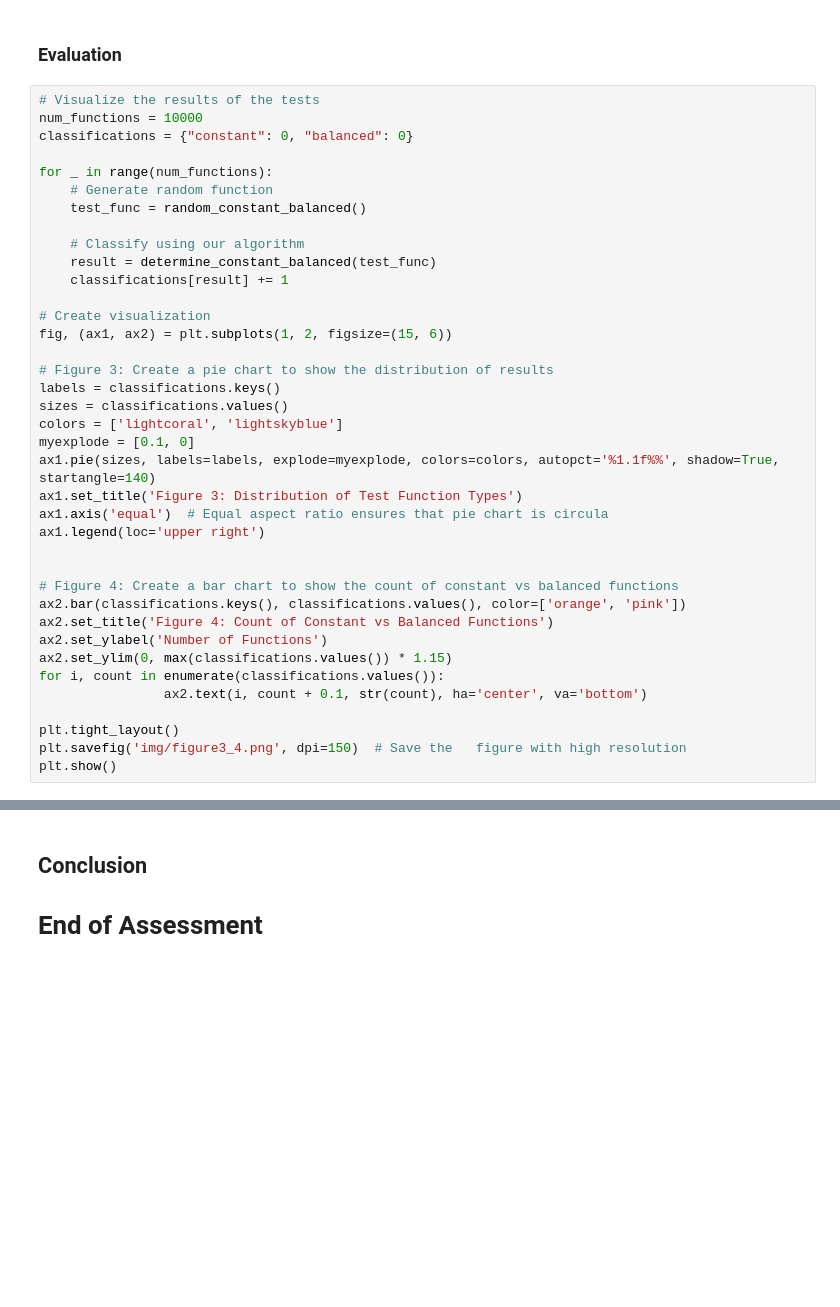
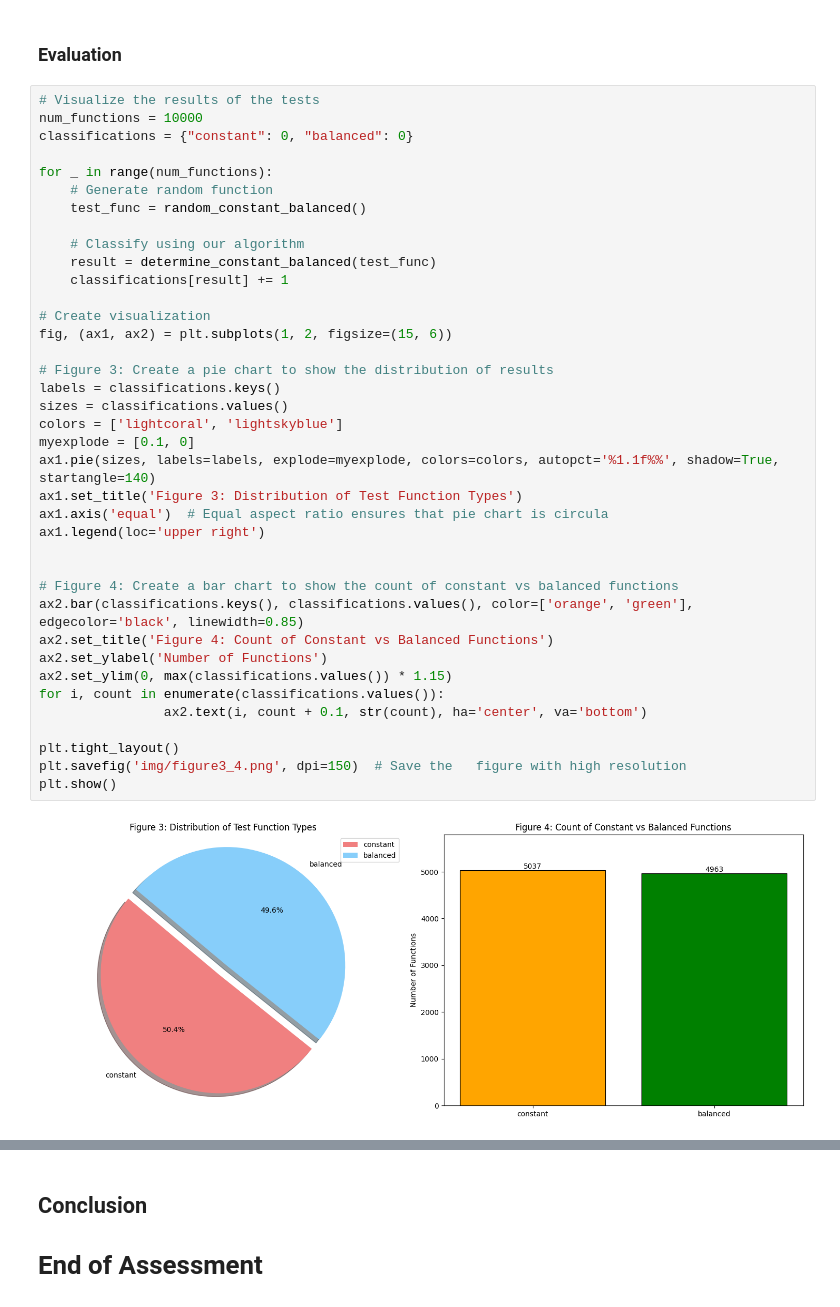
Before and after one commit to tomaspettit2506/ET-G00419414, a Jupyter notebook: problems.ipynb, the cells around one changed output, grey strips where cells are left out. Saved outputs shown, nothing was run; the diff lists cells and outputs as text; blank space fills up the shorter version.

```diff
--- a/problems.ipynb
+++ b/problems.ipynb
@@ -269,34 +339,36 @@ for _ in range(num_functions):
     test_func = random_constant_balanced()
 
     # Classify using our algorithm
     result = determine_constant_balanced(test_func)
     classifications[result] += 1
 
 # Create visualization
 fig, (ax1, ax2) = plt.subplots(1, 2, figsize=(15, 6))
 
 # Figure 3: Create a pie chart to show the distribution of results
 labels = classifications.keys()
 sizes = classifications.values()
 colors = ['lightcoral', 'lightskyblue']
 myexplode = [0.1, 0]
 ax1.pie(sizes, labels=labels, explode=myexplode, colors=colors, autopct='%1.1f%%', shadow=True, startangle=140)
 ax1.set_title('Figure 3: Distribution of Test Function Types')
 ax1.axis('equal')  # Equal aspect ratio ensures that pie chart is circula
 ax1.legend(loc='upper right')
 
 
 # Figure 4: Create a bar chart to show the count of constant vs balanced functions
-ax2.bar(classifications.keys(), classifications.values(), color=['orange', 'pink'])
+ax2.bar(classifications.keys(), classifications.values(), color=['orange', 'green'], edgecolor='black', linewidth=0.85)
 ax2.set_title('Figure 4: Count of Constant vs Balanced Functions')
 ax2.set_ylabel('Number of Functions')
 ax2.set_ylim(0, max(classifications.values()) * 1.15)
 for i, count in enumerate(classifications.values()):
 				ax2.text(i, count + 0.1, str(count), ha='center', va='bottom')
 
 plt.tight_layout()
 plt.savefig('img/figure3_4.png', dpi=150)  # Save the	figure with high resolution
 plt.show()
+# %% [output]
+[figure, added]
 # %% [markdown]
 ## Problem 3: Quantum Oracles
 
```
Also changed, not shown: parts of 19 cells of this notebook, 1 other file.
